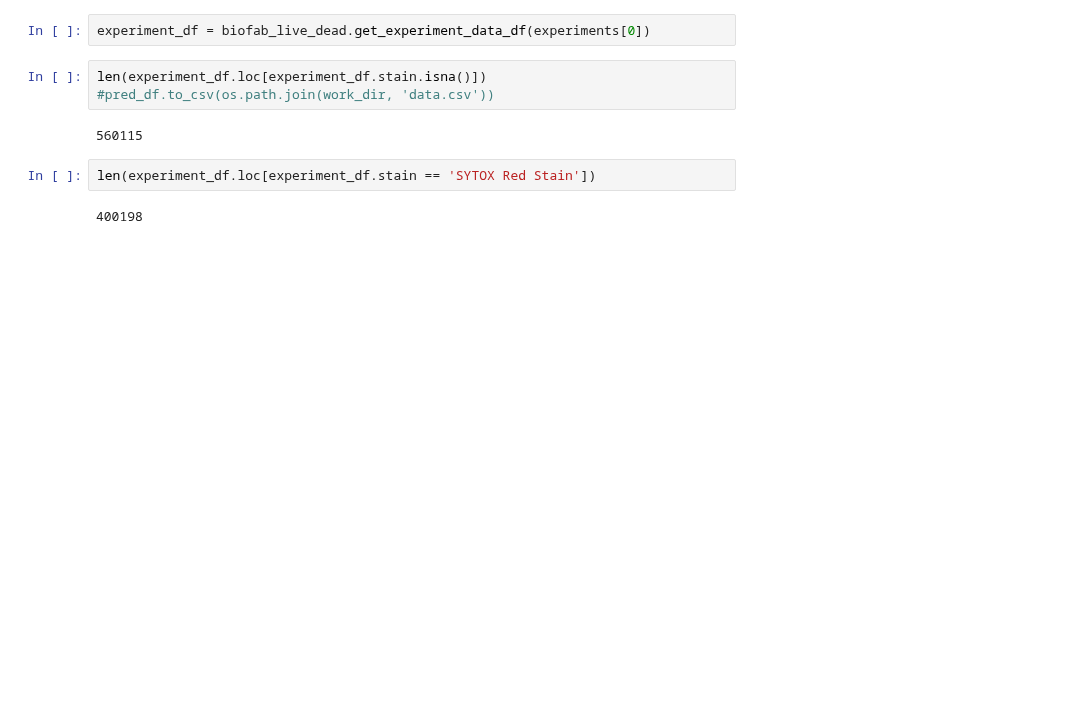
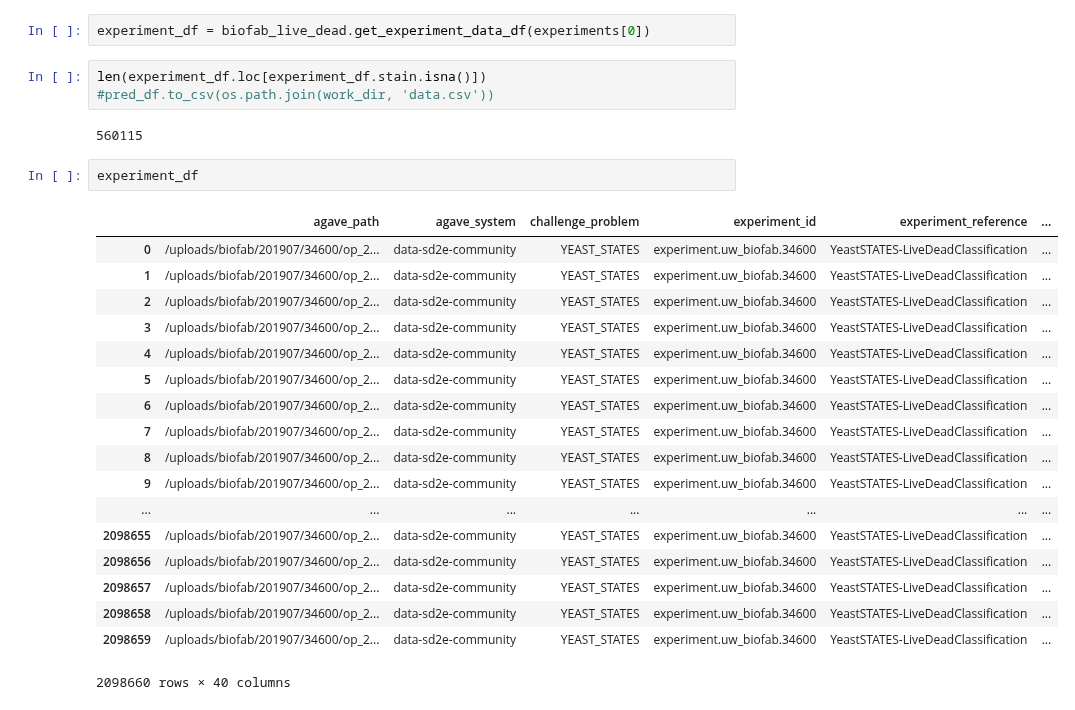
Before and after one commit to SD2E/pysd2cat, a Jupyter notebook: notebooks/BioFabLiveDead.ipynb, the cells around one changed output. Drawn from its saved outputs; the diff is of its cells as text; blank space fills up the shorter version.

Commit message:
Live dead analysis prior to meeting

```diff
--- a/notebooks/BioFabLiveDead.ipynb
+++ b/notebooks/BioFabLiveDead.ipynb
@@ -324,7 +442,24 @@ len(experiment_df.loc[experiment_df.stain.isna()])
 #pred_df.to_csv(os.path.join(work_dir, 'data.csv'))
 # %% [output]
 560115
-# %%
-len(experiment_df.loc[experiment_df.stain == 'SYTOX Red Stain'])
-# %% [output]
-400198
+# %%
+experiment_df
+# %% [output]
+|  | agave_path | agave_system | challenge_problem | experiment_id | experiment_reference | ... |
+| 0 | /uploads/biofab/201907/34600/op_2... | data-sd2e-community | YEAST_STATES | experiment.uw_biofab.34600 | YeastSTATES-LiveDeadClassification | ... |
+| 1 | /uploads/biofab/201907/34600/op_2... | data-sd2e-community | YEAST_STATES | experiment.uw_biofab.34600 | YeastSTATES-LiveDeadClassification | ... |
+| 2 | /uploads/biofab/201907/34600/op_2... | data-sd2e-community | YEAST_STATES | experiment.uw_biofab.34600 | YeastSTATES-LiveDeadClassification | ... |
+| 3 | /uploads/biofab/201907/34600/op_2... | data-sd2e-community | YEAST_STATES | experiment.uw_biofab.34600 | YeastSTATES-LiveDeadClassification | ... |
+| 4 | /uploads/biofab/201907/34600/op_2... | data-sd2e-community | YEAST_STATES | experiment.uw_biofab.34600 | YeastSTATES-LiveDeadClassification | ... |
+| 5 | /uploads/biofab/201907/34600/op_2... | data-sd2e-community | YEAST_STATES | experiment.uw_biofab.34600 | YeastSTATES-LiveDeadClassification | ... |
+| 6 | /uploads/biofab/201907/34600/op_2... | data-sd2e-community | YEAST_STATES | experiment.uw_biofab.34600 | YeastSTATES-LiveDeadClassification | ... |
+| 7 | /uploads/biofab/201907/34600/op_2... | data-sd2e-community | YEAST_STATES | experiment.uw_biofab.34600 | YeastSTATES-LiveDeadClassification | ... |
+| 8 | /uploads/biofab/201907/34600/op_2... | data-sd2e-community | YEAST_STATES | experiment.uw_biofab.34600 | YeastSTATES-LiveDeadClassification | ... |
+| 9 | /uploads/biofab/201907/34600/op_2... | data-sd2e-community | YEAST_STATES | experiment.uw_biofab.34600 | YeastSTATES-LiveDeadClassification | ... |
+| ... | ... | ... | ... | ... | ... | ... |
+| 2098655 | /uploads/biofab/201907/34600/op_2... | data-sd2e-community | YEAST_STATES | experiment.uw_biofab.34600 | YeastSTATES-LiveDeadClassification | ... |
+| 2098656 | /uploads/biofab/201907/34600/op_2... | data-sd2e-community | YEAST_STATES | experiment.uw_biofab.34600 | YeastSTATES-LiveDeadClassification | ... |
+| 2098657 | /uploads/biofab/201907/34600/op_2... | data-sd2e-community | YEAST_STATES | experiment.uw_biofab.34600 | YeastSTATES-LiveDeadClassification | ... |
+| 2098658 | /uploads/biofab/201907/34600/op_2... | data-sd2e-community | YEAST_STATES | experiment.uw_biofab.34600 | YeastSTATES-LiveDeadClassification | ... |
+| 2098659 | /uploads/biofab/201907/34600/op_2... | data-sd2e-community | YEAST_STATES | experiment.uw_biofab.34600 | YeastSTATES-LiveDeadClassification | ... |
+2098660 rows × 40 columns
```
Also changed, not shown: parts of 4 cells of this notebook, 4 other files.
